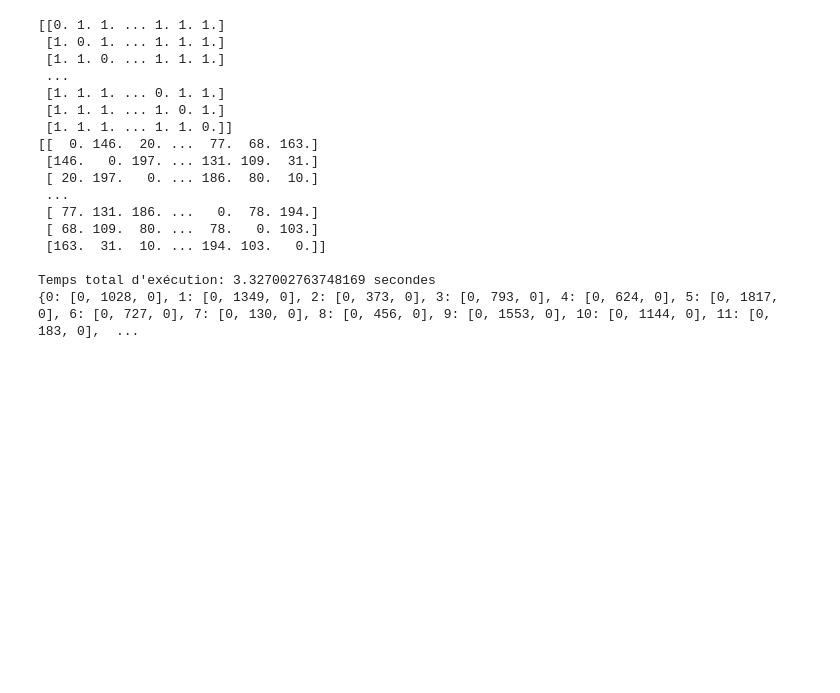
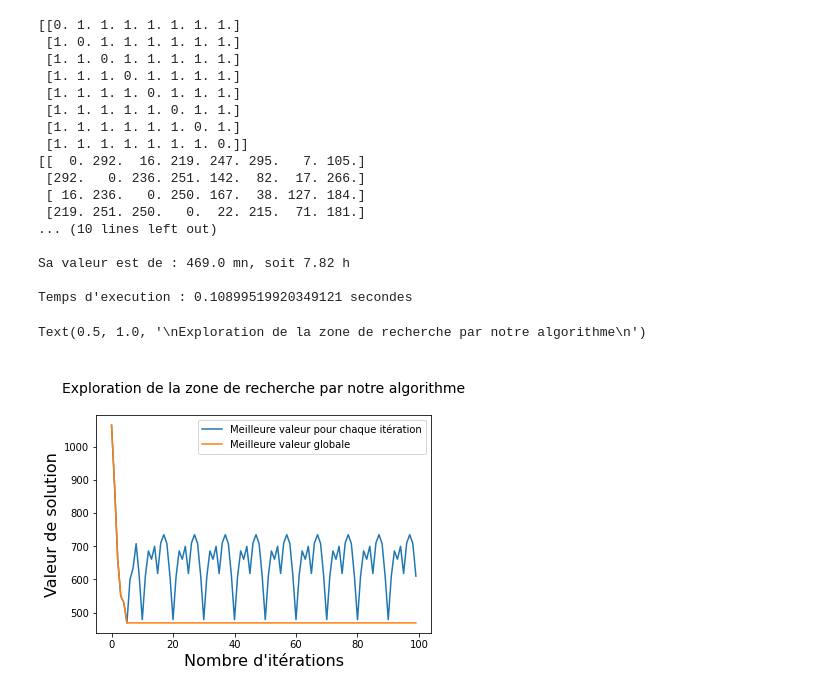
Before and after one commit to DraKkarW2/Projet_Algo-Dur, a Jupyter notebook: Programme.ipynb, the cells around one changed output. Saved outputs shown, nothing was run; the diff lists cells and outputs as text; code cells hidden in the pictures; blank space fills up the shorter version.

Commit message:
[fix] exception one truck alone
voisinage

```diff
--- a/Programme.ipynb
+++ b/Programme.ipynb
@@ -7,11 +7,11 @@ import random
 from copy import deepcopy
 
 
-random.seed(6)
-nb_villes = 2000 #Nombre de villes à générer
-minVehicule = 1000
-maxVehicule = 1500
-tempsMax=200 #Temps (Distance) max séparant 2 villes
+random.seed(10)
+nb_villes = 8 #Nombre de villes à générer
+minVehicule = 2
+maxVehicule = 5
+tempsMax=300 #Temps (Distance) max séparant 2 villes
 
 def generer_matrice_adjacence(taille,typeDeGraphe):
     matrice = np.empty((taille, taille))
@@ -84,9 +84,13 @@ print(sol)
 
 #Génère les voisins valides d'une solution
 def reformSolution(solutionConcatenate:list):
-    idx_list = [idx + 1 for idx in range(len(solutionConcatenate)-1) if solutionConcatenate[idx] == 0 and solutionConcatenate[idx+1]==0]
-    solutionTransform = [solutionConcatenate[i: j] for i, j in zip([0] + idx_list, idx_list +  ([len(solutionConcatenate)] if idx_list[-1] != len(solutionConcatenate) else []))]
-    solution = {truck:way for truck,way in enumerate(solutionTransform)}
+    idx_list = [idx + 1 for idx in range(len(solutionConcatenate)-1) if solutionConcatenate[idx] == 0 and solutionConcatenate[idx+1]== 0 ]
+    if len(idx_list) > 0:
+        solutionTransform = [solutionConcatenate[i: j] for i, j in zip([0] + idx_list, idx_list +  ([len(solutionConcatenate)] if idx_list[-1] != len(solutionConcatenate) else []))]
+        solutionFinal = [val for val in solutionTransform if val != [0] ]
+        solution = {truck:way for truck,way in enumerate(solutionFinal)}
+    else:
+        solution = {0:solutionConcatenate}
     return solution
 
 def voisinage(sol:dict):
@@ -111,6 +115,7 @@ def voisinage(sol:dict):
                 neighborPath[i], neighborPath[i+n] = neighborPath[i+n], neighborPath[i]
                 voisinage.append(reformSolution(neighborPath))
     return voisinage
+
 
 def tabuSearch(sol, tabuLength, iterMax, graphe):
 
@@ -177,49 +182,51 @@ def tabuSearch(sol, tabuLength, iterMax, graphe):
 graphe = generer_matrice_pondere(matriceAdjacence)
 
 # Modifier ce paramètre pour modifier le nombre d'itération maximum de la recherche tabou
-iterMaximum=500
+iterMaximum=100
 # Modifier ce paramètre pour modifier la taille maximum de la liste tabou
 tabuMax=len(graphe)
 # Modifier ce paramètre pour activer ou non l'utilisation du plus proche voisin comme chemin initial
 useNearestNeighbor=True
 # Modifier ce paramètre pour changer la ville de départ
 departureCity=0
 
 startTime = time.time()
 sol, paths, bestPaths, initialPath=tabuSearch(sol, tabuLength=tabuMax, iterMax=iterMaximum, graphe=graphe)
 execTime = (time.time() - startTime)
 
 print("La valeur du chemin initial est :",str(weightSol(initialPath,graphe)))
 print("\n---------------------------------------------")
 #print("\nLe meilleur chemin trouvé est : " + str(resNearestNeighbor(sol)))
 print("\nSa valeur est de : " + str(weightSol(sol,graphe)) + " mn, soit " + str("{:.2f}".format(weightSol(sol,graphe)/60)) + " h")
 print("\nTemps d'execution : " + str(execTime) + " secondes\n\n")
 
 # Affichage des résultats sur le graphique
 plt.xlabel("Nombre d'itérations", fontsize=16)
 plt.ylabel("Valeur de solution", fontsize=16)
 
 res = plt.plot(range(iterMaximum), paths,label='Meilleure valeur pour chaque itération')
 res = plt.plot(range(iterMaximum), bestPaths,label='Meilleure valeur globale')
 
 plt.legend()
 font2 = {'size':14}
 plt.title("\nExploration de la zone de recherche par notre algorithme\n", loc = 'center',fontdict = font2)
 # %% [output]
-[[0. 1. 1. ... 1. 1. 1.]
- [1. 0. 1. ... 1. 1. 1.]
- [1. 1. 0. ... 1. 1. 1.]
- ...
- [1. 1. 1. ... 0. 1. 1.]
- [1. 1. 1. ... 1. 0. 1.]
- [1. 1. 1. ... 1. 1. 0.]]
-[[  0. 146.  20. ...  77.  68. 163.]
- [146.   0. 197. ... 131. 109.  31.]
- [ 20. 197.   0. ... 186.  80.  10.]
- ...
- [ 77. 131. 186. ...   0.  78. 194.]
- [ 68. 109.  80. ...  78.   0. 103.]
- [163.  31.  10. ... 194. 103.   0.]]
+[[0. 1. 1. 1. 1. 1. 1. 1.]
+ [1. 0. 1. 1. 1. 1. 1. 1.]
+ [1. 1. 0. 1. 1. 1. 1. 1.]
+ [1. 1. 1. 0. 1. 1. 1. 1.]
+ [1. 1. 1. 1. 0. 1. 1. 1.]
+ [1. 1. 1. 1. 1. 0. 1. 1.]
+ [1. 1. 1. 1. 1. 1. 0. 1.]
+ [1. 1. 1. 1. 1. 1. 1. 0.]]
+[[  0. 292.  16. 219. 247. 295.   7. 105.]
+ [292.   0. 236. 251. 142.  82.  17. 266.]
+ [ 16. 236.   0. 250. 167.  38. 127. 184.]
+ [219. 251. 250.   0.  22. 215.  71. 181.]
+... (10 lines left out)
 
-Temps total d'exécution: 3.327002763748169 secondes
-{0: [0, 1028, 0], 1: [0, 1349, 0], 2: [0, 373, 0], 3: [0, 793, 0], 4: [0, 624, 0], 5: [0, 1817, 0], 6: [0, 727, 0], 7: [0, 130, 0], 8: [0, 456, 0], 9: [0, 1553, 0], 10: [0, 1144, 0], 11: [0, 183, 0],  ...
+Sa valeur est de : 469.0 mn, soit 7.82 h
+
+Temps d'execution : 0.10899519920349121 secondes
+Text(0.5, 1.0, '\nExploration de la zone de recherche par notre algorithme\n')
+[figure, added]
```
